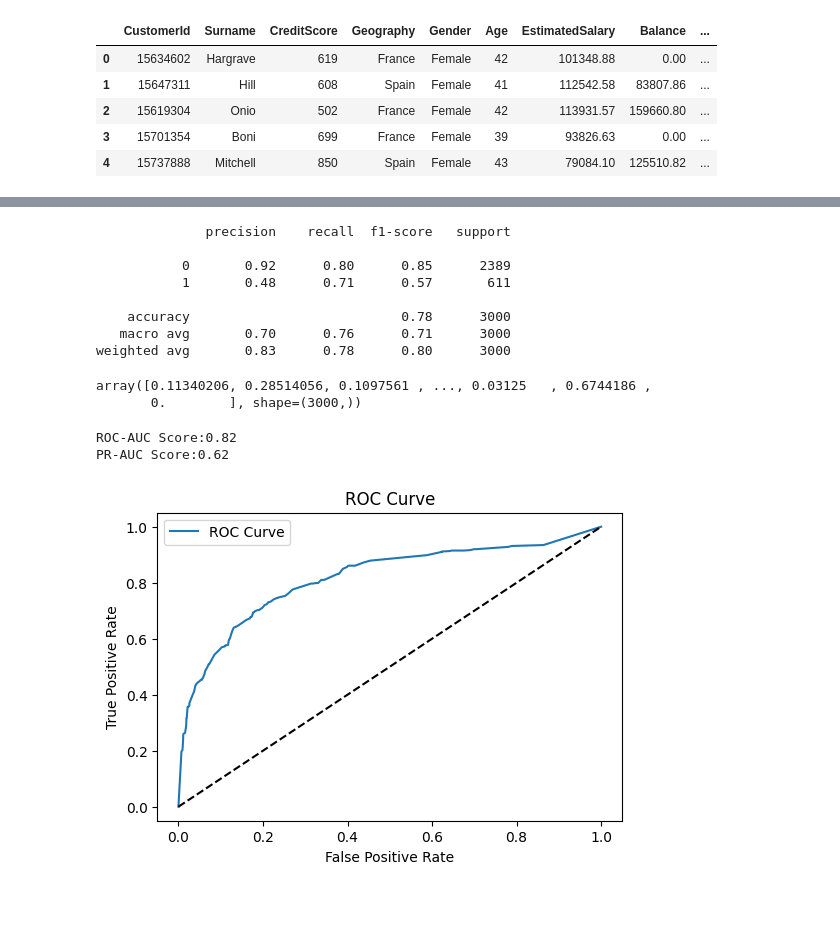
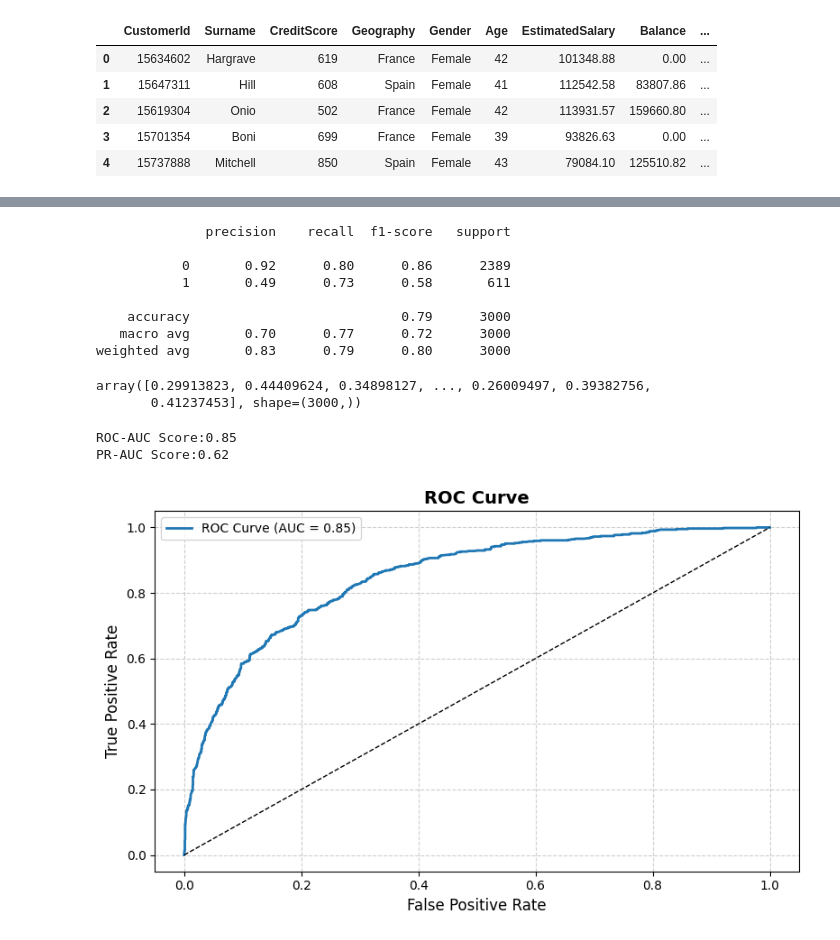
Before and after one commit to amandeep-singh28/Bank-Customer-Churn, a Jupyter notebook: 17_RandomForest_ADASYN.ipynb, the cells around one changed output, grey strips where cells are left out. Drawn from its saved outputs; the diff is of its cells as text; code cells hidden in the pictures; blank space fills up the shorter version.

```diff
--- a/11_Decision_Tree_SMOTE.ipynb
+++ b/17_RandomForest_ADASYN.ipynb
@@ -56,8 +55,8 @@ preprocessor = ColumnTransformer(
 )
 # %%
 steps = [("preprocess", preprocessor),
-         ("SMOTE", SMOTE(random_state = 42)),
-         ("decision_tree", DecisionTreeClassifier(random_state = 42))]
+         ("adasyn", ADASYN(random_state = 42)),
+         ("random_forest", RandomForestClassifier(random_state = 42))]
 # %%
 steps
 # %% [output]
@@ -113,10 +112,9 @@ array([0, 0, 0, ..., 1, 1, 0], shape=(3000,))
 # %%
 param_grid = {
-    'decision_tree__criterion': ['gini', 'entropy'],
-    'decision_tree__splitter': ['best', 'random'],
-    'decision_tree__max_depth': [None, 10, 20, 30],
-    'decision_tree__min_samples_split': [2, 5, 10],
-    'decision_tree__min_samples_leaf': [1, 2, 4]
+    'random_forest__criterion': ['gini', 'entropy'],
+    'random_forest__max_depth': [3, 5, 7, 10, 15, 20, None],
+    'random_forest__min_samples_split': [2, 5, 10],
+    'random_forest__min_samples_leaf': [1, 2, 4]
 }
 # %%
 scoring = {
@@ -197,39 +202,41 @@ print(classification_report(y_test, y_pred))
 # %% [output]
               precision    recall  f1-score   support
 
-           0       0.92      0.80      0.85      2389
-           1       0.48      0.71      0.57       611
+           0       0.92      0.80      0.86      2389
+           1       0.49      0.73      0.58       611
 
-    accuracy                           0.78      3000
-   macro avg       0.70      0.76      0.71      3000
-weighted avg       0.83      0.78      0.80      3000
+    accuracy                           0.79      3000
+   macro avg       0.70      0.77      0.72      3000
+weighted avg       0.83      0.79      0.80      3000
 # %%
 y_prob = best_dt.predict_proba(X_test)[:, 1]
 y_prob
 # %% [output]
-array([0.11340206, 0.28514056, 0.1097561 , ..., 0.03125   , 0.6744186 ,
-       0.        ], shape=(3000,))
+array([0.29913823, 0.44409624, 0.34898127, ..., 0.26009497, 0.39382756,
+       0.41237453], shape=(3000,))
 # %%
 roc_auc = roc_auc_score(y_test, y_prob)
 pr_auc = average_precision_score(y_test, y_prob)
 print(f"ROC-AUC Score:{roc_auc:.2f}")
 print(f"PR-AUC Score:{pr_auc:.2f}")
 # %% [output]
-ROC-AUC Score:0.82
+ROC-AUC Score:0.85
 PR-AUC Score:0.62
 # %%
 fpr, tpr, thresholds = roc_curve(y_test, y_prob)
 
-plt.figure(figsize = (6,4))
-plt.plot(fpr, tpr, label="ROC Curve")
-plt.plot([0,1], [0,1], 'k--')
-plt.xlabel("False Positive Rate")
-plt.ylabel("True Positive Rate")
-plt.title("ROC Curve")
-plt.legend()
+plt.figure(figsize=(8, 5))
+plt.plot(fpr, tpr, linewidth=2, label=f"ROC Curve (AUC = {roc_auc:.2f})")
+plt.plot([0, 1], [0, 1], "k--", linewidth=1)
+plt.xlabel("False Positive Rate", fontsize=12)
+plt.ylabel("True Positive Rate", fontsize=12)
+plt.title("ROC Curve", fontsize=14, fontweight="bold")
+plt.grid(True, linestyle="--", alpha=0.6)
+plt.legend(fontsize=10)
+plt.tight_layout()
 plt.show()
 # %% [output]
-[figure, old version]
+[figure, new version]
 # %%
 precision, recall, thresholds = precision_recall_curve(y_test, y_prob)
 
```
Also changed, not shown: parts of 14 cells of this notebook, 46 other files.
